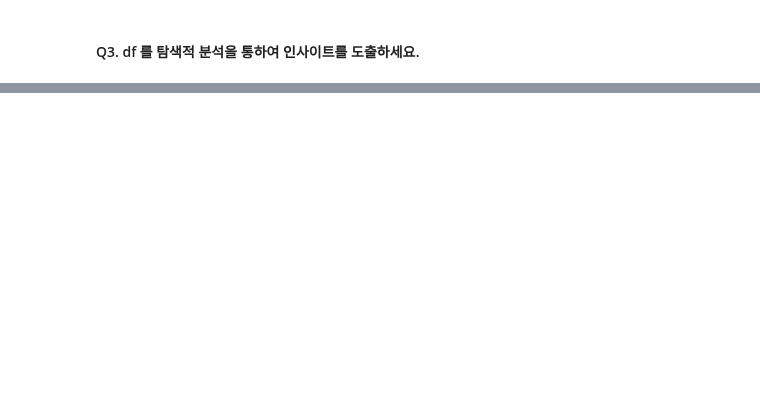
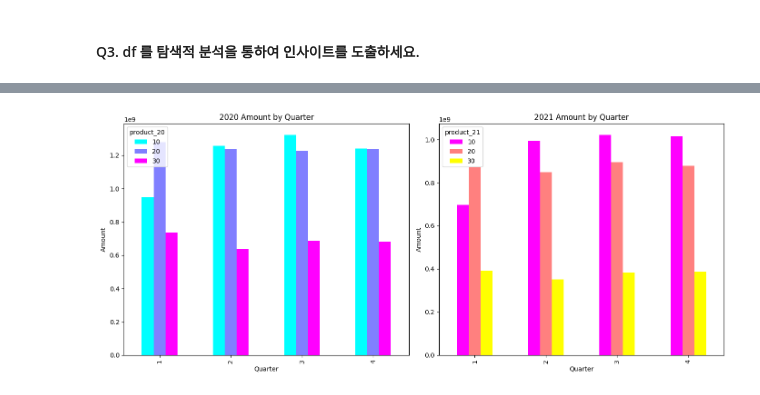
Before and after one commit to Kimhang-KDT/kita_2404, a Jupyter notebook: m3_분석 라이브러리/numpy_실습/m3_실습_고객_구매데이터.ipynb, the cells around one changed output, grey strips where cells are left out. Saved outputs shown, nothing was run; the diff lists cells and outputs as text; code cells hidden in the pictures; blank space fills up the shorter version.

```diff
--- a/m3_분석 라이브러리/numpy_실습/m3_실습_고객_구매데이터.ipynb
+++ b/m3_분석 라이브러리/numpy_실습/m3_실습_고객_구매데이터.ipynb
@@ -187,0 +214,29 @@ plt.show()
+# %%
+# 인사이트 3 분기별 상품별 매출액 탐색
+
+# 인덱스: product_20, product_21. columns: quarter value는 amount_20, amount_21
+
+amount20 = df.groupby(['quarter', 'product_20'])['amount_20'].sum().reset_index()
+amount21 = df.groupby(['quarter', 'product_21'])['amount_21'].sum().reset_index()
+
+pt1 = amount20.pivot_table(index='quarter', columns='product_20', values='amount_20', aggfunc='sum')
+pt2 = amount21.pivot_table(index='quarter', columns='product_21', values='amount_21', aggfunc='sum')
+
+fig, (ax1, ax2) = plt.subplots(1, 2, figsize=(14, 6))
+
+# 2020년 분기별 상품별 매출액
+pt1.plot(kind='bar', ax=ax1, colormap='cool')
+ax1.set_title('2020 Amount by Quarter')
+ax1.set_xlabel('Quarter')
+ax1.set_ylabel('Amount')
+
+# 2021년 분기별 상품별 매출액
+pt2.plot(kind='bar', ax=ax2, colormap='spring')
+ax2.set_title('2021 Amount by Quarter')
+ax2.set_xlabel('Quarter')
+ax2.set_ylabel('Amount')
+
+plt.tight_layout()
+plt.show()
+# %% [output]
+[figure, added]
```
Also changed, not shown: parts of 10 cells of this notebook.
